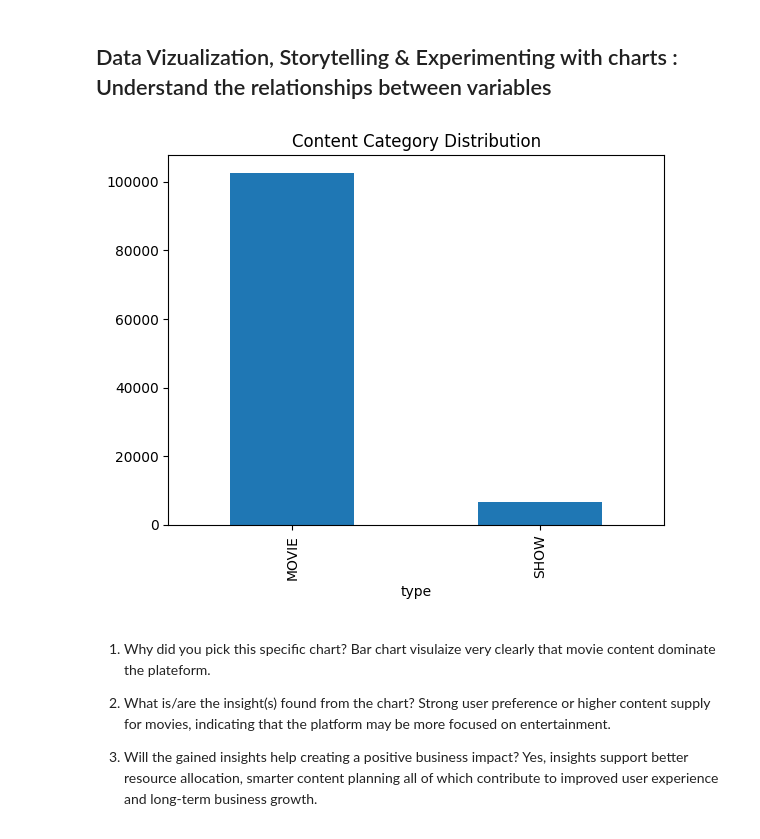
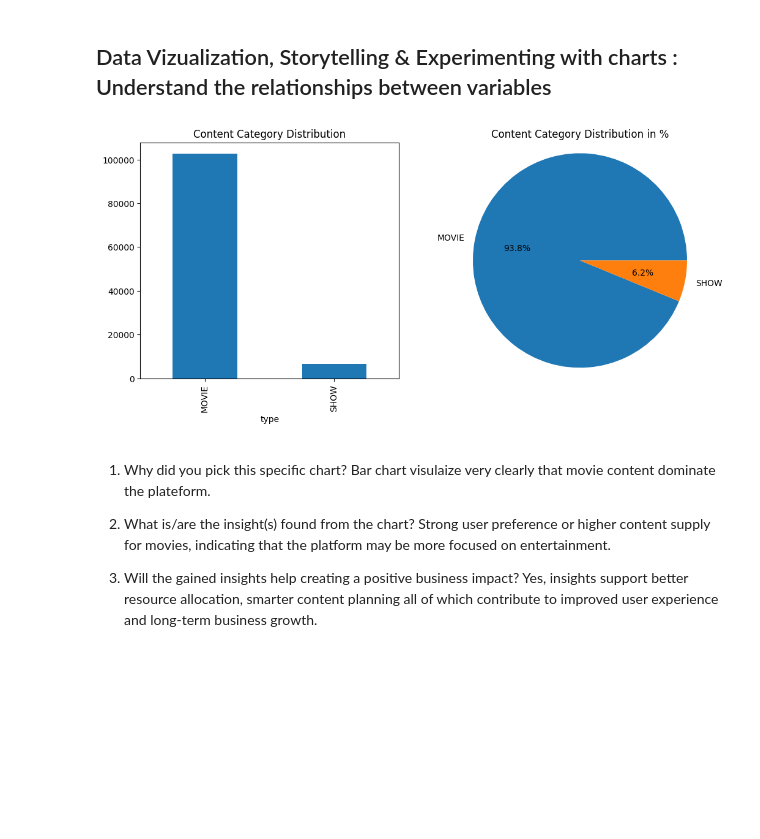
Before and after one commit to varshapal/Amazon_Prime_EDA, a Jupyter notebook: Amazon_Prime_EDA.ipynb, the cells around one changed output. Cells and saved outputs as stored; diff of their text form; code cells hidden in the pictures; blank space fills up the shorter version.

```diff
--- a/Amazon_Prime_EDA.ipynb
+++ b/Amazon_Prime_EDA.ipynb
@@ -382,11 +382,23 @@ memory usage: 15.9+ MB
 ## Data Vizualization, Storytelling & Experimenting with charts : Understand the relationships between variables
 # %%
 # Content Category
+plt.figure(figsize=(12,5))
+
+plt.subplot(1,2,1)
 merged_df['type'].value_counts().plot.bar()
 plt.title('Content Category Distribution')
+
+
+content_counts = merged_df['type'].value_counts()
+plt.subplot(1, 2, 2)
+plt.pie(content_counts, labels=content_counts.index, autopct='%1.1f%%')
+plt.title('Content Category Distribution in %')
+plt.axis('equal')
 plt.show()
+
+plt.show()
 # %% [output]
-[figure, old version]
+[figure, new version]
 # %% [markdown]
 1. Why did you pick this specific chart?
    Bar chart visulaize very clearly that movie content dominate the plateform.
```
Also changed, not shown: parts of 1 cell of this notebook.
